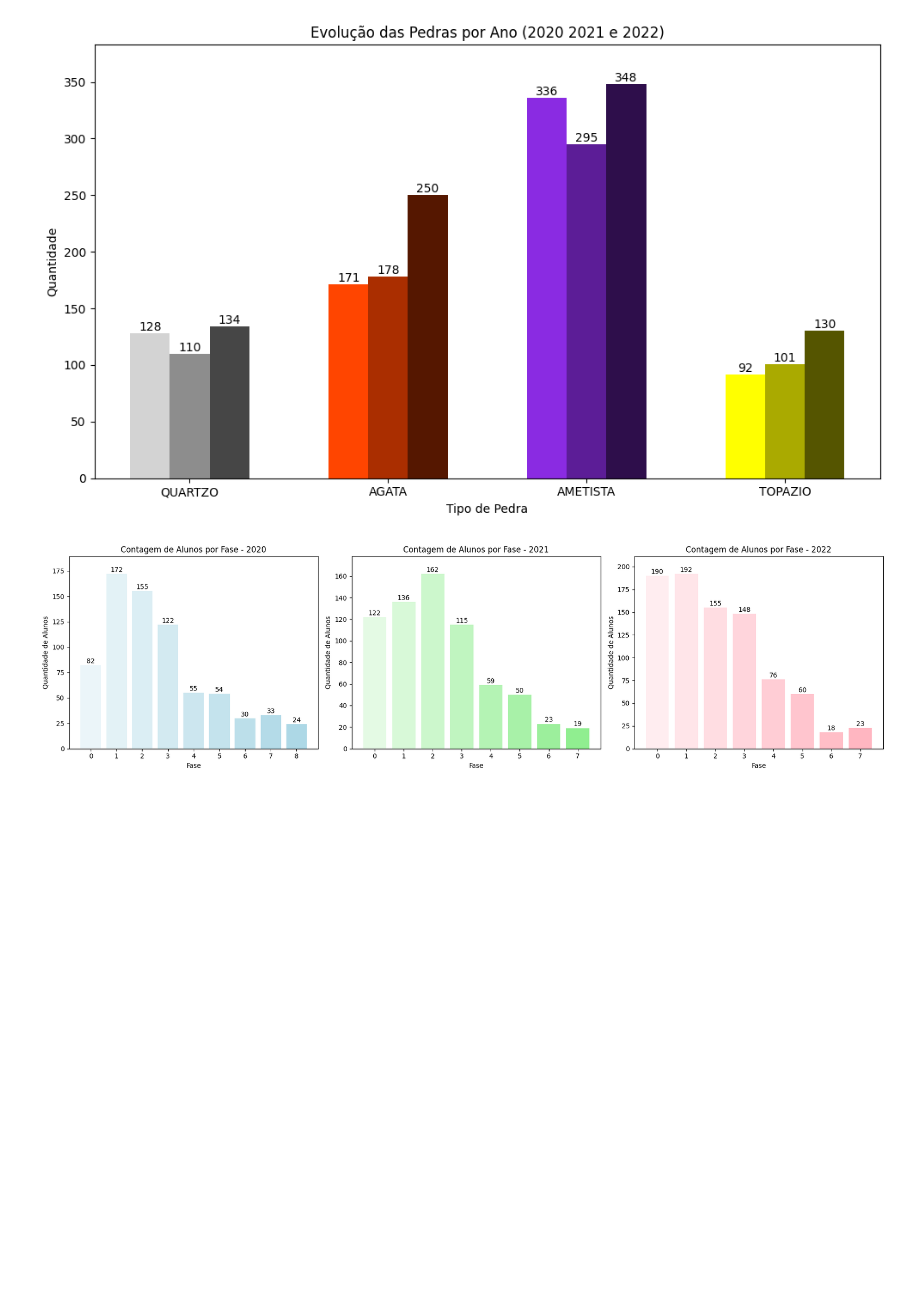
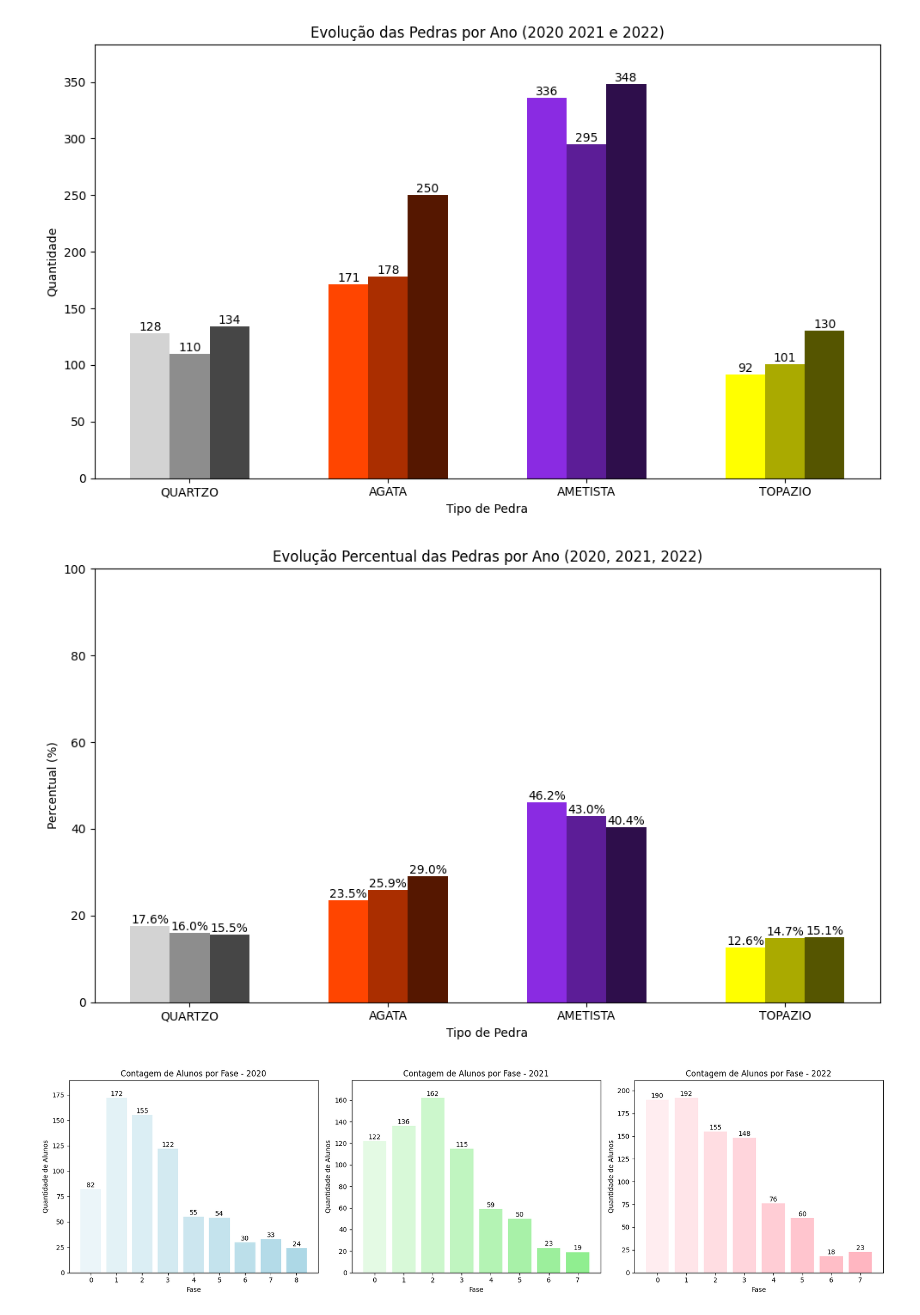
Before and after one commit to fredquesado/Datathon_FIAP, a Jupyter notebook: Notebook/TechChallenge5DatathonPassos.ipynb, the cells around one changed output. Saved outputs shown, nothing was run; the diff lists cells and outputs as text; code cells hidden in the pictures; blank space fills up the shorter version.

```diff
--- a/Notebook/TechChallenge5DatathonPassos.ipynb
+++ b/Notebook/TechChallenge5DatathonPassos.ipynb
@@ -455,6 +462,82 @@ plt.tight_layout()
 plt.show()
 # %% [output]
 [figure]
+# %%
+import pandas as pd
+import matplotlib.pyplot as plt
+from matplotlib.colors import to_rgb
+from unidecode import unidecode
+
+# Função para padronizar os nomes das pedras
+def padronizar_pedra(nome):
+    return unidecode(nome).strip().upper()
+
+# Listar os dataframes e rótulos correspondentes
+df_list = [df_2020, df_2021, df_2022]
+anos = ['2020', '2021', '2022']
+
+# Padronizar os nomes das pedras em cada DataFrame
+for i, df in enumerate(df_list):
+    df[f'PEDRA_{anos[i]}'] = df[f'PEDRA_{anos[i]}'].apply(padronizar_pedra)
+
+# Definir as cores base associadas às pedras
+cores_pedras = {
+    'QUARTZO': '#D3D3D3',   # Cinza claro
+    'AGATA': '#FF4500',     # Vermelho/laranja
+    'AMETISTA': '#8A2BE2',  # Roxo
+    'TOPAZIO': '#FFFF00'    # Amarelo
+}
+
+# Função para gerar cores em degradê a partir da cor base
+def gerar_degrade(cor_base, num_variacoes):
+    cor = to_rgb(cor_base)
+    return [(cor[0] * (1 - i / (num_variacoes)),
+             cor[1] * (1 - i / (num_variacoes)),
+             cor[2] * (1 - i / (num_variacoes))) for i in range(num_variacoes)]
+
+# Contar a quantidade de cada pedra por ano e calcular o percentual
+contagem_total = {}
+total_ano = {}
+
+for i, df in enumerate(df_list):
+    contagem = df[f'PEDRA_{anos[i]}'].value_counts()
+    total_ano[anos[i]] = contagem.sum()  # Total de pedras por ano
+    for pedra in cores_pedras.keys():
+        contagem_total[pedra] = contagem_total.get(pedra, [0, 0, 0])
+        contagem_total[pedra][i] = contagem.get(pedra, 0) / total_ano[anos[i]] * 100  # Percentual
+
+# Criar um DataFrame a partir do dicionário
+contagem_df = pd.DataFrame.from_dict(contagem_total, orient='index', columns=anos)
+
+# Criar o gráfico de barras
+fig, ax = plt.subplots(figsize=(10, 6))
+
+# Largura das barras
+largura = 0.2
+
+# Plotar barras com cores em degradê para cada tipo de pedra
+for idx, pedra in enumerate(contagem_df.index):
+    cor_degrade = gerar_degrade(cores_pedras[pedra], len(anos))
+    for i in range(len(anos)):
+        barra = ax.bar(idx + i * largura, contagem_df.loc[pedra][i], width=largura, color=cor_degrade[i])
+
+        # Adicionar rótulo com o valor percentual em cima da barra
+        ax.text(barra[0].get_x() + barra[0].get_width() / 2, barra[0].get_height(),
+                f'{barra[0].get_height():.1f}%', ha='center', va='bottom')
+
+# Adicionar rótulos dos anos no eixo Y
+ax.set_title('Evolução Percentual das Pedras por Ano (2020, 2021, 2022)')
+ax.set_xlabel('Tipo de Pedra')
+ax.set_ylabel('Percentual (%)')
+ax.set_xticks([x + largura for x in range(len(contagem_df.index))])
+ax.set_xticklabels(contagem_df.index)
+ax.set_ylim(0, 100)  # Percentual vai de 0 a 100%
+
+# Ajustar o layout
+plt.tight_layout()
+plt.show()
+# %% [output]
+[figure, added]
 # %%
 import pandas as pd
 import matplotlib.pyplot as plt
```
Also changed, not shown: parts of 13 cells of this notebook.
